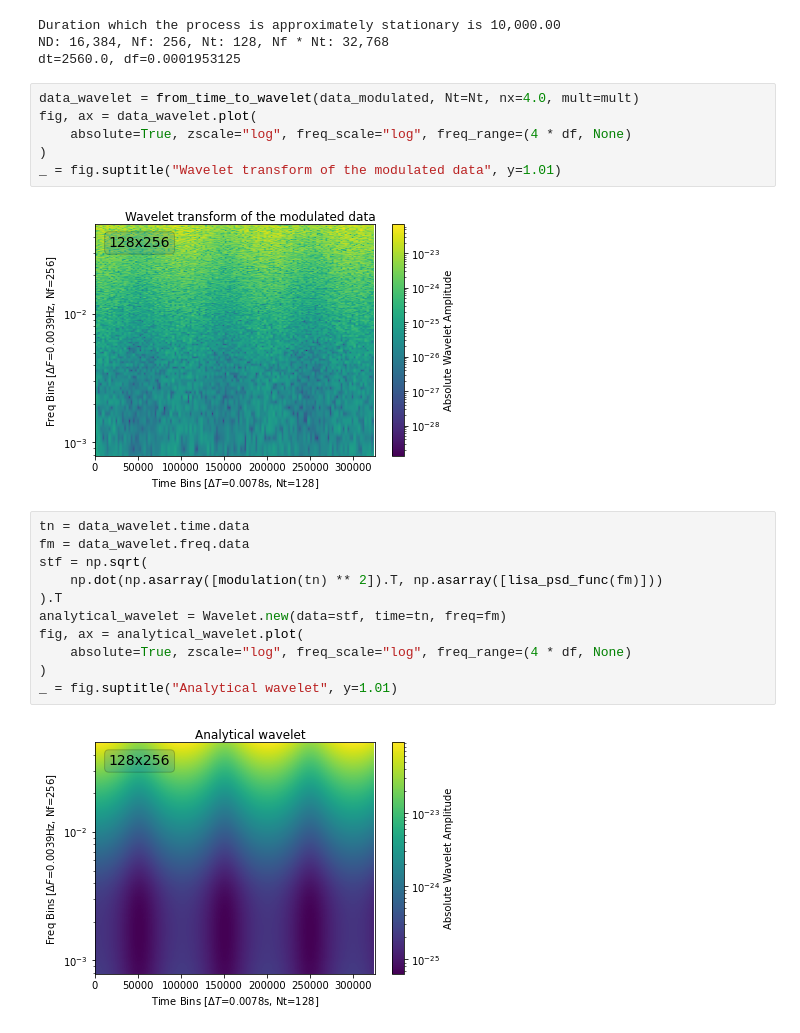
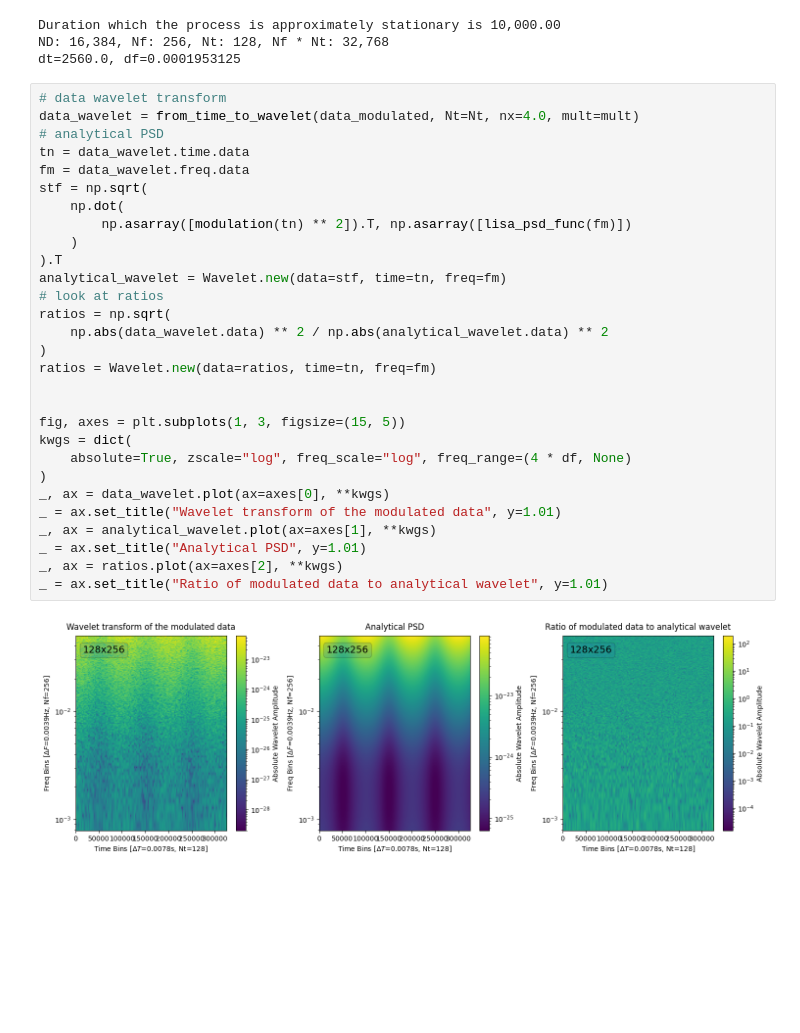
Before and after one commit to pywavelet/pywavelet, a Jupyter notebook: docs/demos/noise-wavelet-demo.ipynb, the cells around one changed output. Drawn from its saved outputs; the diff is of its cells as text; blank space fills up the shorter version.

```diff
--- a/docs/demos/noise-wavelet-demo.ipynb
+++ b/docs/demos/noise-wavelet-demo.ipynb
@@ -118,24 +117,34 @@ print(f"dt={dt}, df={df}")
 Duration which the process is approximately stationary is 10,000.00
 ND: 16,384, Nf: 256, Nt: 128, Nf * Nt: 32,768
 dt=2560.0, df=0.0001953125
-# %%
-data_wavelet = from_time_to_wavelet(data_modulated, Nt=Nt, nx=4.0, mult=mult)
-fig, ax = data_wavelet.plot(
-    absolute=True, zscale="log", freq_scale="log", freq_range=(4 * df, None)
-)
-_ = fig.suptitle("Wavelet transform of the modulated data", y=1.01)
-# %% [output]
-[figure, removed]
 # %%
+# data wavelet transform
+data_wavelet = from_time_to_wavelet(data_modulated, Nt=Nt, nx=4.0, mult=mult)
+# analytical PSD
 tn = data_wavelet.time.data
 fm = data_wavelet.freq.data
 stf = np.sqrt(
-    np.dot(np.asarray([modulation(tn) ** 2]).T, np.asarray([lisa_psd_func(fm)]))
+    np.dot(
+        np.asarray([modulation(tn) ** 2]).T, np.asarray([lisa_psd_func(fm)])
+    )
 ).T
 analytical_wavelet = Wavelet.new(data=stf, time=tn, freq=fm)
-fig, ax = analytical_wavelet.plot(
+# look at ratios
+ratios = np.sqrt(
+    np.abs(data_wavelet.data) ** 2 / np.abs(analytical_wavelet.data) ** 2
+)
+ratios = Wavelet.new(data=ratios, time=tn, freq=fm)
+
+
+fig, axes = plt.subplots(1, 3, figsize=(15, 5))
+kwgs = dict(
     absolute=True, zscale="log", freq_scale="log", freq_range=(4 * df, None)
 )
-_ = fig.suptitle("Analytical wavelet", y=1.01)
+_, ax = data_wavelet.plot(ax=axes[0], **kwgs)
+_ = ax.set_title("Wavelet transform of the modulated data", y=1.01)
+_, ax = analytical_wavelet.plot(ax=axes[1], **kwgs)
+_ = ax.set_title("Analytical PSD", y=1.01)
+_, ax = ratios.plot(ax=axes[2], **kwgs)
+_ = ax.set_title("Ratio of modulated data to analytical wavelet", y=1.01)
 # %% [output]
-[figure, old version]
+[figure, new version]
```
Also changed, not shown: parts of 13 cells of this notebook, 2 other files.
